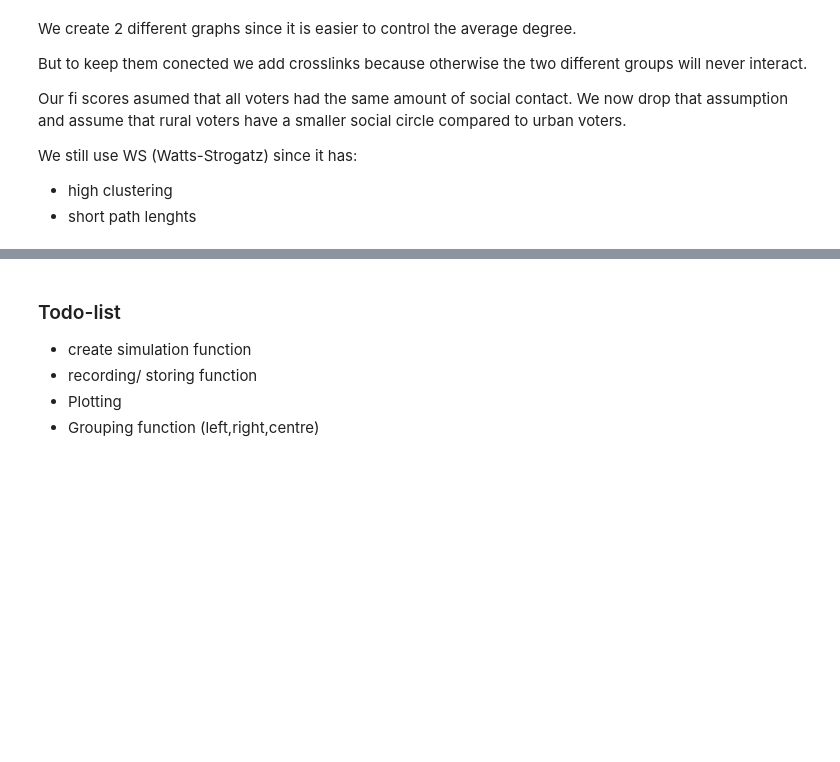
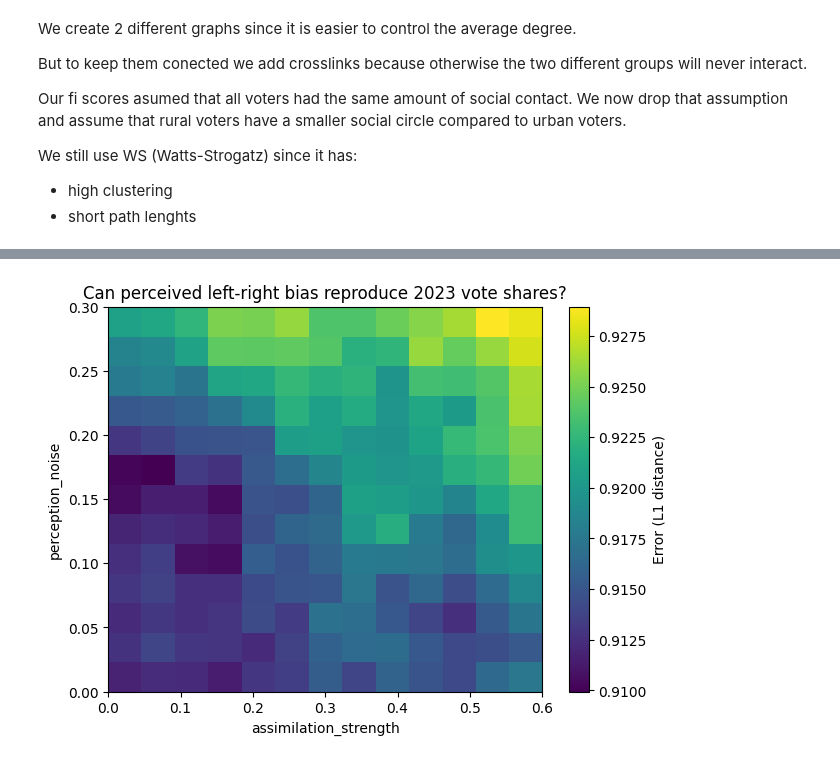
Before and after one commit to tomme2009/ProjectComputationalScience, a Jupyter notebook: Week2_PCS.ipynb, the cells around one changed output, grey strips where cells are left out. Cells and saved outputs as stored; diff of their text form; code cells hidden in the pictures; blank space fills up the shorter version.

```diff
--- a/Week2_PCS.ipynb
+++ b/Week2_PCS.ipynb
@@ -600,6 +642,48 @@ plt.show()
-# %% [markdown]
-### Todo-list
-- create simulation function
-- recording/ storing function
-- Plotting
-- Grouping function (left,right,centre)
+# %%
+parties_list, probs_2023, _, _ = dict_to_party_arrays(parties2023)
+target = probs_2023.copy()
+
+def fit_error(sim_shares: np.ndarray, target: np.ndarray) -> float:
+    # L1 distance
+    return float(np.abs(sim_shares - target).sum())
+
+perception_noise_grid = np.linspace(0.00, 0.30, 13)
+assimilation_strength_grid = np.linspace(0.00, 0.60, 13)
+E = np.zeros((len(perception_noise_grid), len(assimilation_strength_grid)))
+
+common_kwargs = dict(
+    N=5000,
+    parties=parties_list,
+    probs_2023=probs_2023,
+    time_steps=48,
+    peer_pressure_strength=0.0, # disable peer pressure
+    events_strength=0.0, # disable events
+    bias_strength=1.0,
+    graph_type="small_world",
+)
+
+repeats = 5
+
+for i, noise in enumerate(perception_noise_grid):
+    for j, assim in enumerate(assimilation_strength_grid):
+        errs = []
+        for r in range(repeats):
+            history = simulate_amb(
+                **common_kwargs,
+                perception_noise=float(noise),
+                assimilation_strength=float(assim),
+                seed=100 + r
+            )
+            sim_final = history[-1]
+            errs.append(fit_error(sim_final, target))
+        E[i, j] = np.mean(errs)
+
+plt.figure(figsize=(7, 5))
+plt.imshow(E, origin="lower", aspect="auto", extent=[assimilation_strength_grid[0], assimilation_strength_grid[-1], perception_noise_grid[0], perception_noise_grid[-1]])
+plt.colorbar(label="Error (L1 distance)")
+plt.xlabel("assimilation_strength")
+plt.ylabel("perception_noise")
+plt.title("Can perceived left-right bias reproduce 2023 vote shares?")
+plt.show()
+# %% [output]
+[figure, added]
```
Also changed, not shown: parts of 9 cells of this notebook.
